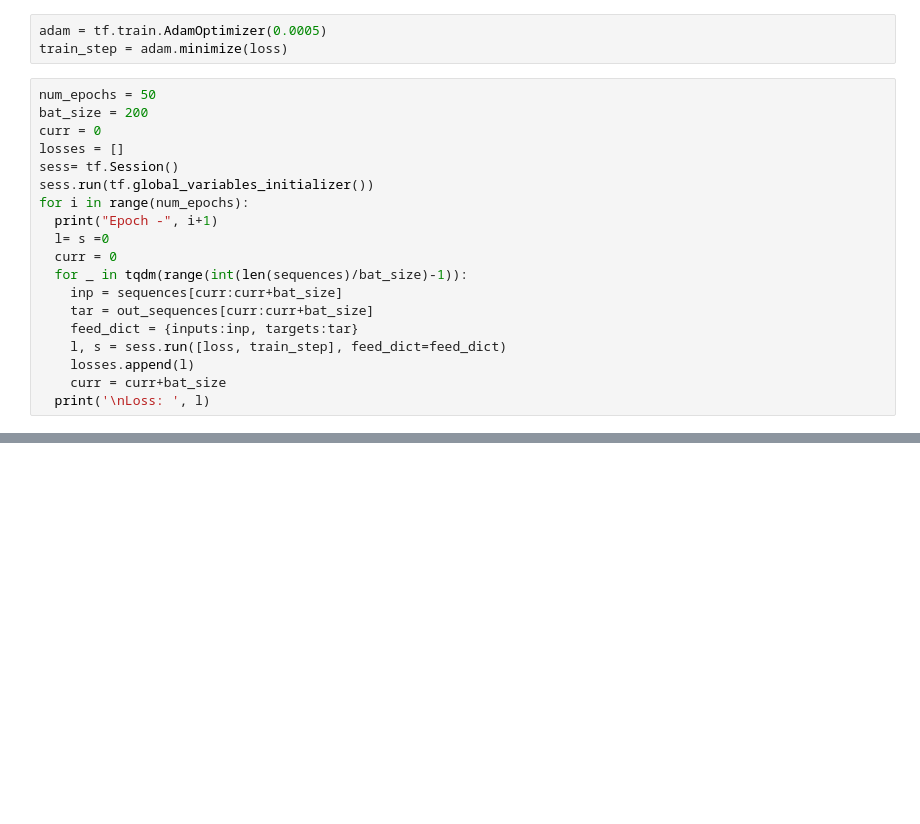
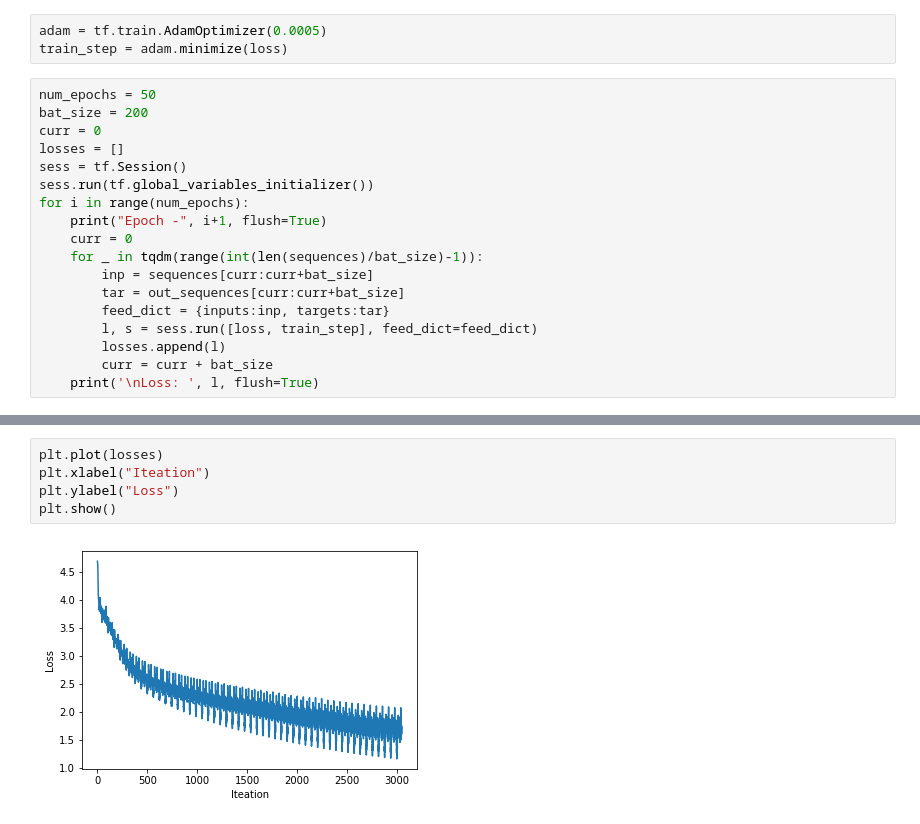
Before and after one commit to kushalchauhan98/fun-with-ml, a Jupyter notebook: C-code-generator.ipynb, the cells around one changed output, grey strips where cells are left out. Cells and saved outputs as stored; diff of their text form; blank space fills up the shorter version.

```diff
--- a/C-code-generator.ipynb
+++ b/C-code-generator.ipynb
@@ -100,18 +86,17 @@ num_epochs = 50
 bat_size = 200
 curr = 0
 losses = []
-sess= tf.Session()
+sess = tf.Session()
 sess.run(tf.global_variables_initializer())
 for i in range(num_epochs):
-  print("Epoch -", i+1)
-  l= s =0
-  curr = 0
-  for _ in tqdm(range(int(len(sequences)/bat_size)-1)):
-    inp = sequences[curr:curr+bat_size]
-    tar = out_sequences[curr:curr+bat_size]
-    feed_dict = {inputs:inp, targets:tar}
-    l, s = sess.run([loss, train_step], feed_dict=feed_dict)
-    losses.append(l)
-    curr = curr+bat_size
-  print('\nLoss: ', l)
+    print("Epoch -", i+1, flush=True)
+    curr = 0
+    for _ in tqdm(range(int(len(sequences)/bat_size)-1)):
+        inp = sequences[curr:curr+bat_size]
+        tar = out_sequences[curr:curr+bat_size]
+        feed_dict = {inputs:inp, targets:tar}
+        l, s = sess.run([loss, train_step], feed_dict=feed_dict)
+        losses.append(l)
+        curr = curr + bat_size
+    print('\nLoss: ', l, flush=True)
 # %% [output]
@@ -141,4 +126,11 @@ for i in range(num_epochs):
 ... (39 outputs left out)
+# %%
+plt.plot(losses)
+plt.xlabel("Iteation")
+plt.ylabel("Loss")
+plt.show()
+# %% [output]
+[figure, added]
 # %%
 seed = text[:100]
 code = ''
```
Also changed, not shown: parts of 14 cells of this notebook.
